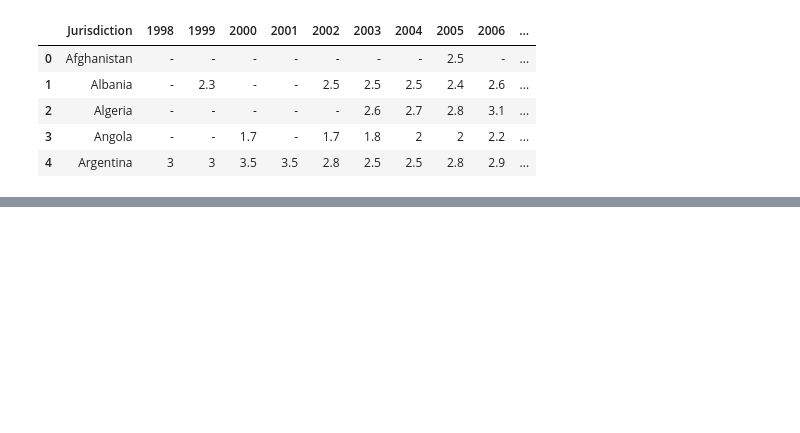
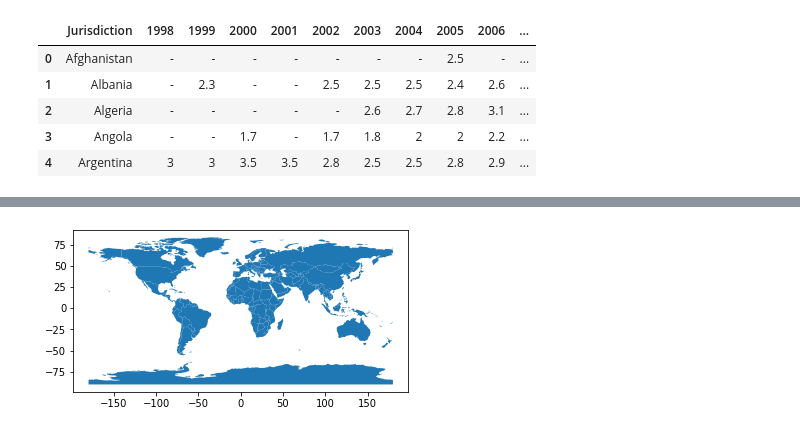
Before and after one commit to fduartej/data_visualization_python, a Jupyter notebook: notebook/CorrupcionPercepcionIndex.ipynb, the cells around one changed output, grey strips where cells are left out. Cells and saved outputs as stored; diff of their text form; code cells hidden in the pictures; blank space fills up the shorter version.

```diff
--- a/notebook/CorrupcionPercepcionIndex.ipynb
+++ b/notebook/CorrupcionPercepcionIndex.ipynb
@@ -98,0 +194,11 @@ This will raise an exception in 3.3.
+# %%
+## TODO: Mapita
+import geopandas as gpd
+
+world = gpd.read_file(gpd.datasets.get_path('naturalearth_lowres'))
+
+world.head()
+
+world.plot();
+# %% [output]
+[figure, added]
```
Also changed, not shown: parts of 16 cells of this notebook.
